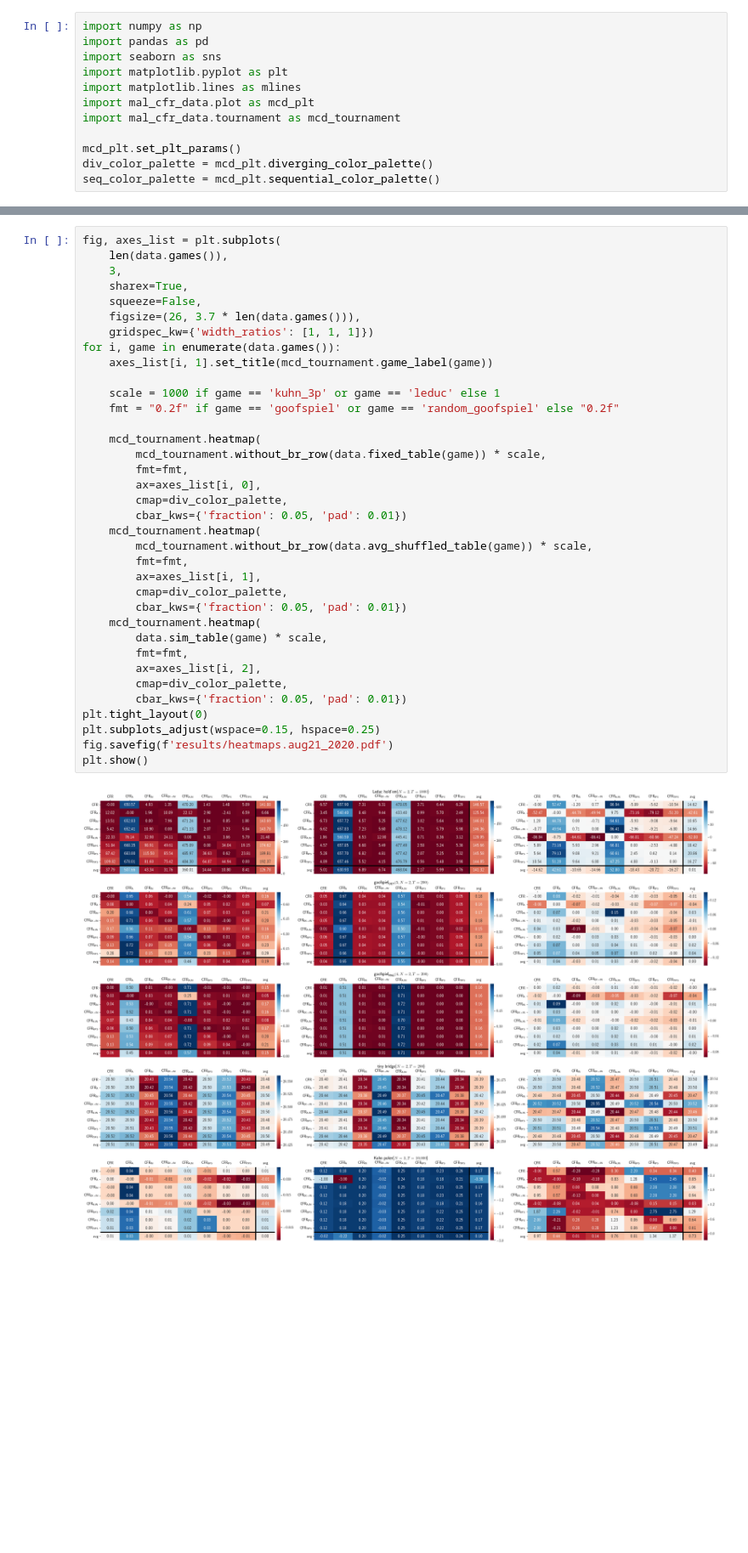
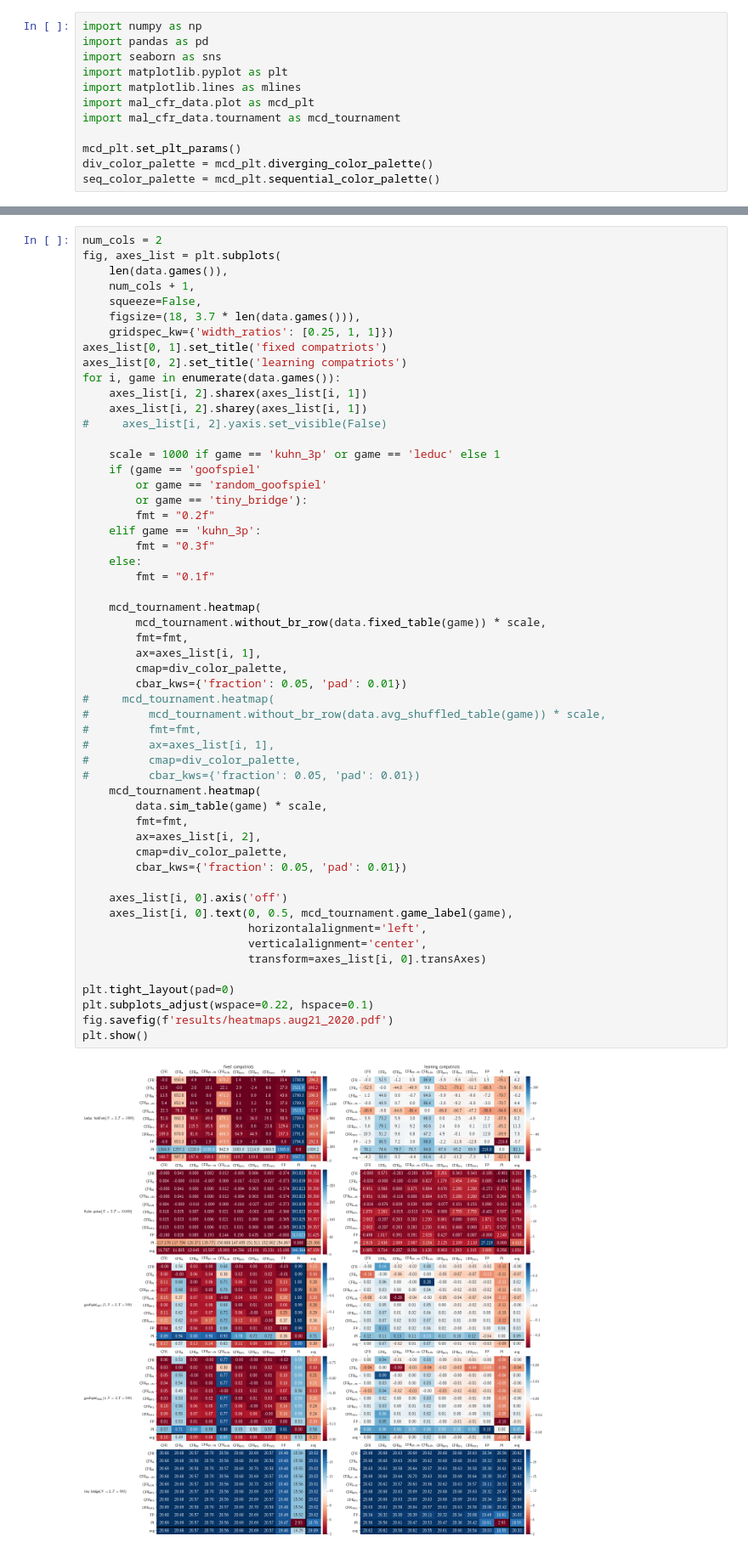
Before and after one commit to dmorrill10/hr_edl_experiments, a Jupyter notebook: mal_cfr_data.ipynb, the cells around one changed output, grey strips where cells are left out. Shown: that part at 85% size. Drawn from its saved outputs; the diff is of its cells as text; blank space fills up the shorter version.

Commit message:
Improve figure

```diff
--- a/mal_cfr_data.ipynb
+++ b/mal_cfr_data.ipynb
@@ -62,39 +49,57 @@ for seed in data.all_seeds():
 # %%
+num_cols = 2
 fig, axes_list = plt.subplots(
     len(data.games()),
-    3,
-    sharex=True,
+    num_cols + 1,
     squeeze=False,
-    figsize=(26, 3.7 * len(data.games())),
-    gridspec_kw={'width_ratios': [1, 1, 1]})
+    figsize=(18, 3.7 * len(data.games())),
+    gridspec_kw={'width_ratios': [0.25, 1, 1]})
+axes_list[0, 1].set_title('fixed compatriots')
+axes_list[0, 2].set_title('learning compatriots')
 for i, game in enumerate(data.games()):
-    axes_list[i, 1].set_title(mcd_tournament.game_label(game))
+    axes_list[i, 2].sharex(axes_list[i, 1])
+    axes_list[i, 2].sharey(axes_list[i, 1])
+#     axes_list[i, 2].yaxis.set_visible(False)
 
     scale = 1000 if game == 'kuhn_3p' or game == 'leduc' else 1
-    fmt = "0.2f" if game == 'goofspiel' or game == 'random_goofspiel' else "0.2f"
+    if (game == 'goofspiel'
+        or game == 'random_goofspiel'
+        or game == 'tiny_bridge'):
+        fmt = "0.2f"
+    elif game == 'kuhn_3p':
+        fmt = "0.3f"
+    else:
+        fmt = "0.1f"
 
     mcd_tournament.heatmap(
         mcd_tournament.without_br_row(data.fixed_table(game)) * scale,
         fmt=fmt,
-        ax=axes_list[i, 0],
-        cmap=div_color_palette,
-        cbar_kws={'fraction': 0.05, 'pad': 0.01})
-    mcd_tournament.heatmap(
-        mcd_tournament.without_br_row(data.avg_shuffled_table(game)) * scale,
-        fmt=fmt,
         ax=axes_list[i, 1],
         cmap=div_color_palette,
         cbar_kws={'fraction': 0.05, 'pad': 0.01})
+#     mcd_tournament.heatmap(
+#         mcd_tournament.without_br_row(data.avg_shuffled_table(game)) * scale,
+#         fmt=fmt,
+#         ax=axes_list[i, 1],
+#         cmap=div_color_palette,
+#         cbar_kws={'fraction': 0.05, 'pad': 0.01})
     mcd_tournament.heatmap(
         data.sim_table(game) * scale,
         fmt=fmt,
         ax=axes_list[i, 2],
         cmap=div_color_palette,
         cbar_kws={'fraction': 0.05, 'pad': 0.01})
-plt.tight_layout(0)
-plt.subplots_adjust(wspace=0.15, hspace=0.25)
+
+    axes_list[i, 0].axis('off')
+    axes_list[i, 0].text(0, 0.5, mcd_tournament.game_label(game),
+                         horizontalalignment='left',
+                         verticalalignment='center',
+                         transform=axes_list[i, 0].transAxes)
+
+plt.tight_layout(pad=0)
+plt.subplots_adjust(wspace=0.22, hspace=0.1)
 fig.savefig(f'results/heatmaps.aug21_2020.pdf')
 plt.show()
 # %% [output]
-[figure, old version]
+[figure, new version]
 # %%
```
Also changed, not shown: parts of 6 cells of this notebook.
